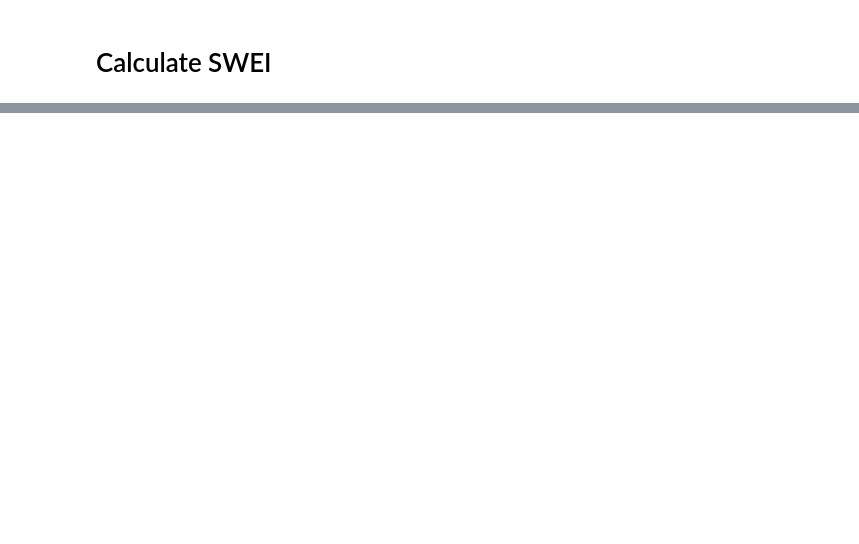
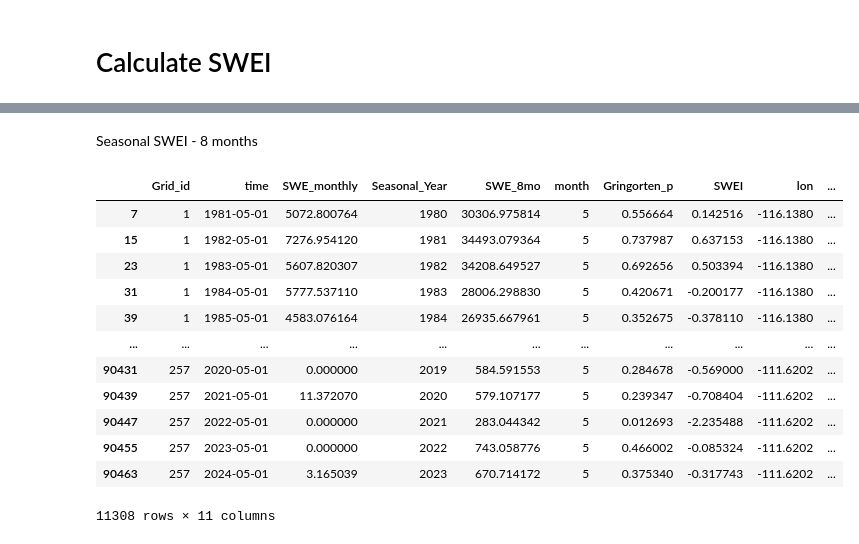
Before and after one commit to Nadiesenali/snowdroughtindex-main, a Jupyter notebook: notebooks/workflows/10_for_paper.ipynb, the cells around one changed output, grey strips where cells are left out. Saved outputs shown, nothing was run; the diff lists cells and outputs as text; code cells hidden in the pictures; blank space fills up the shorter version.

```diff
--- a/notebooks/workflows/10_for_paper.ipynb
+++ b/notebooks/workflows/10_for_paper.ipynb
@@ -174,0 +939,24 @@ plt.show()
+# %% [markdown]
+Seasonal SWEI - 8 months
+# %%
+# 8-month SWEI
+swei_8mo = compute_swei(casr_data, window_months=8)
+swei_8mo_output_dir = config['SWEI_output_dir']
+swei_8mo_output_dir.mkdir(parents=True, exist_ok=True)
+swei_8mo.to_csv(swei_8mo_output_dir / 'bow_casr_swei_8mo.csv', index=False)
+
+display(swei_8mo)
+# %% [output]
+|  | Grid_id | time | SWE_monthly | Seasonal_Year | SWE_8mo | month | Gringorten_p | SWEI | lon | ... |
+| 7 | 1 | 1981-05-01 | 5072.800764 | 1980 | 30306.975814 | 5 | 0.556664 | 0.142516 | -116.1380 | ... |
+| 15 | 1 | 1982-05-01 | 7276.954120 | 1981 | 34493.079364 | 5 | 0.737987 | 0.637153 | -116.1380 | ... |
+| 23 | 1 | 1983-05-01 | 5607.820307 | 1982 | 34208.649527 | 5 | 0.692656 | 0.503394 | -116.1380 | ... |
+| 31 | 1 | 1984-05-01 | 5777.537110 | 1983 | 28006.298830 | 5 | 0.420671 | -0.200177 | -116.1380 | ... |
+| 39 | 1 | 1985-05-01 | 4583.076164 | 1984 | 26935.667961 | 5 | 0.352675 | -0.378110 | -116.1380 | ... |
+| ... | ... | ... | ... | ... | ... | ... | ... | ... | ... | ... |
+| 90431 | 257 | 2020-05-01 | 0.000000 | 2019 | 584.591553 | 5 | 0.284678 | -0.569000 | -111.6202 | ... |
+| 90439 | 257 | 2021-05-01 | 11.372070 | 2020 | 579.107177 | 5 | 0.239347 | -0.708404 | -111.6202 | ... |
+| 90447 | 257 | 2022-05-01 | 0.000000 | 2021 | 283.044342 | 5 | 0.012693 | -2.235488 | -111.6202 | ... |
+| 90455 | 257 | 2023-05-01 | 0.000000 | 2022 | 743.058776 | 5 | 0.466002 | -0.085324 | -111.6202 | ... |
+| 90463 | 257 | 2024-05-01 | 3.165039 | 2023 | 670.714172 | 5 | 0.375340 | -0.317743 | -111.6202 | ... |
+11308 rows × 11 columns
```
Also changed, not shown: parts of 29 cells of this notebook, 3 other files.
